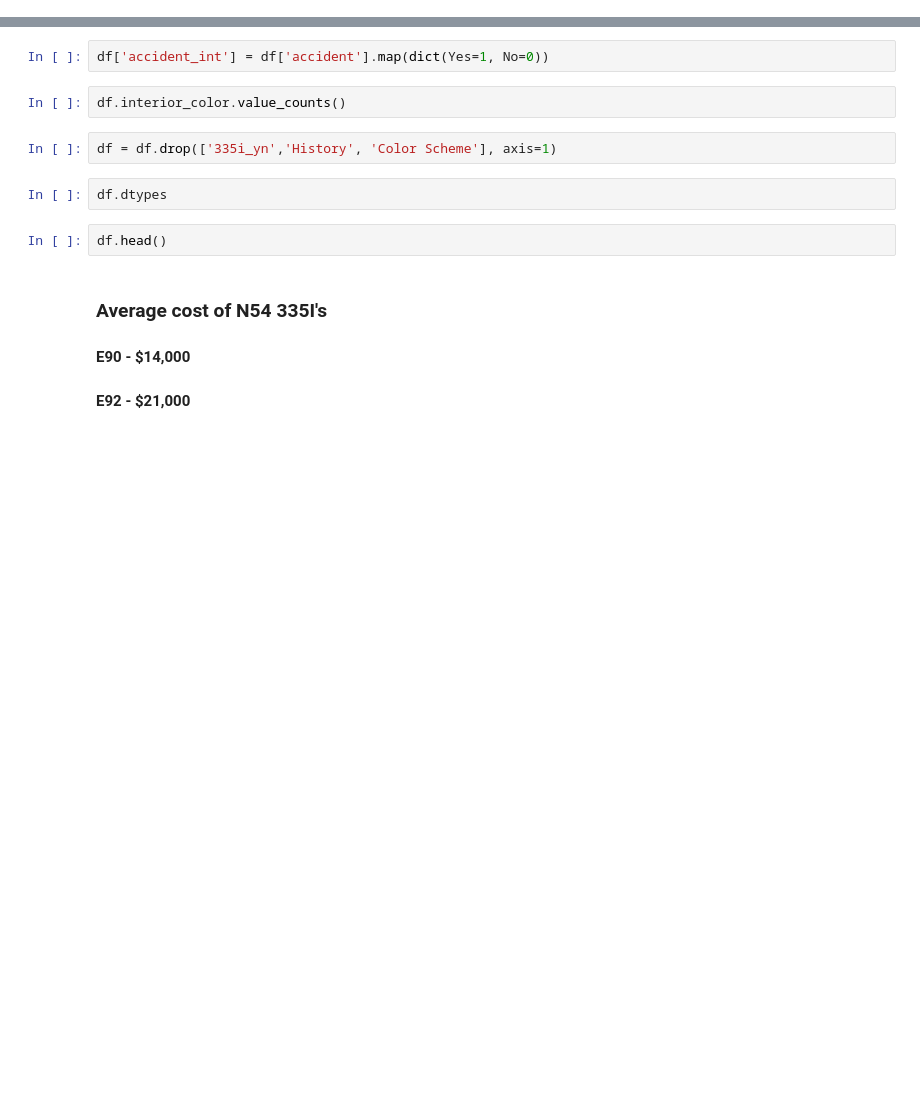
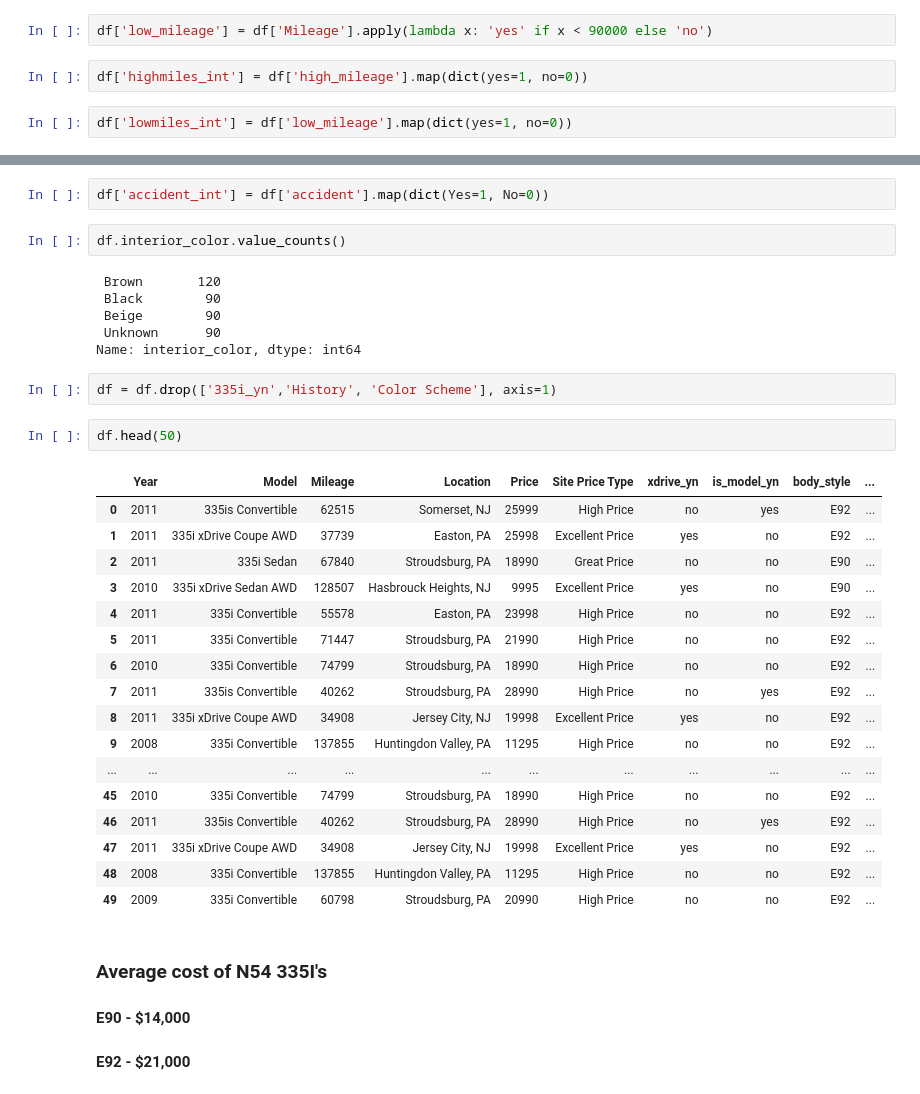
Before and after one commit to MarioRashadHUB/BMW-Price-Analysis, a Jupyter notebook: eda.ipynb, the cells around one changed output, grey strips where cells are left out. Cells and saved outputs as stored; diff of their text form; blank space fills up the shorter version.

```diff
--- a/eda.ipynb
+++ b/eda.ipynb
@@ -56,6 +55,12 @@ df['Price'] = df['Price'].astype(int)
 ### Preping variables for EDA
 # %%
 df['high_mileage'] = df['Mileage'].apply(lambda x: 'yes' if x > 120000 else 'no')
+# %%
+df['low_mileage'] = df['Mileage'].apply(lambda x: 'yes' if x < 90000 else 'no')
+# %%
+df['highmiles_int'] = df['high_mileage'].map(dict(yes=1, no=0))
+# %%
+df['lowmiles_int'] = df['low_mileage'].map(dict(yes=1, no=0))
 # %%
 df['xdrive'] = df['xdrive_yn'].map(dict(yes=1, no=0))
 # %%
@@ -64,12 +69,34 @@ df['is_model'] = df['is_model_yn'].map(dict(yes=1, no=0))
 df['accident_int'] = df['accident'].map(dict(Yes=1, No=0))
 # %%
 df.interior_color.value_counts()
+# %% [output]
+ Brown       120
+ Black        90
+ Beige        90
+ Unknown      90
+Name: interior_color, dtype: int64
 # %%
 df = df.drop(['335i_yn','History', 'Color Scheme'], axis=1)
-# %%
-df.dtypes
 # %%
-df.head()
+df.head(50)
+# %% [output]
+|  | Year | Model | Mileage | Location | Price | Site Price Type | xdrive_yn | is_model_yn | body_style | ... |
+| 0 | 2011 | 335is Convertible | 62515 | Somerset, NJ | 25999 | High Price | no | yes | E92 | ... |
+| 1 | 2011 | 335i xDrive Coupe AWD | 37739 | Easton, PA | 25998 | Excellent Price | yes | no | E92 | ... |
+| 2 | 2011 | 335i Sedan | 67840 | Stroudsburg, PA | 18990 | Great Price | no | no | E90 | ... |
+| 3 | 2010 | 335i xDrive Sedan AWD | 128507 | Hasbrouck Heights, NJ | 9995 | Excellent Price | yes | no | E90 | ... |
+| 4 | 2011 | 335i Convertible | 55578 | Easton, PA | 23998 | High Price | no | no | E92 | ... |
+| 5 | 2011 | 335i Convertible | 71447 | Stroudsburg, PA | 21990 | High Price | no | no | E92 | ... |
+| 6 | 2010 | 335i Convertible | 74799 | Stroudsburg, PA | 18990 | High Price | no | no | E92 | ... |
+| 7 | 2011 | 335is Convertible | 40262 | Stroudsburg, PA | 28990 | High Price | no | yes | E92 | ... |
+| 8 | 2011 | 335i xDrive Coupe AWD | 34908 | Jersey City, NJ | 19998 | Excellent Price | yes | no | E92 | ... |
+| 9 | 2008 | 335i Convertible | 137855 | Huntingdon Valley, PA | 11295 | High Price | no | no | E92 | ... |
+| ... | ... | ... | ... | ... | ... | ... | ... | ... | ... | ... |
+| 45 | 2010 | 335i Convertible | 74799 | Stroudsburg, PA | 18990 | High Price | no | no | E92 | ... |
+| 46 | 2011 | 335is Convertible | 40262 | Stroudsburg, PA | 28990 | High Price | no | yes | E92 | ... |
+| 47 | 2011 | 335i xDrive Coupe AWD | 34908 | Jersey City, NJ | 19998 | Excellent Price | yes | no | E92 | ... |
+| 48 | 2008 | 335i Convertible | 137855 | Huntingdon Valley, PA | 11295 | High Price | no | no | E92 | ... |
+| 49 | 2009 | 335i Convertible | 60798 | Stroudsburg, PA | 20990 | High Price | no | no | E92 | ... |
 # %% [markdown]
 ### Average cost of N54 335I's
 #### E90 - \$14,000
```
Also changed, not shown: parts of 8 cells of this notebook.
